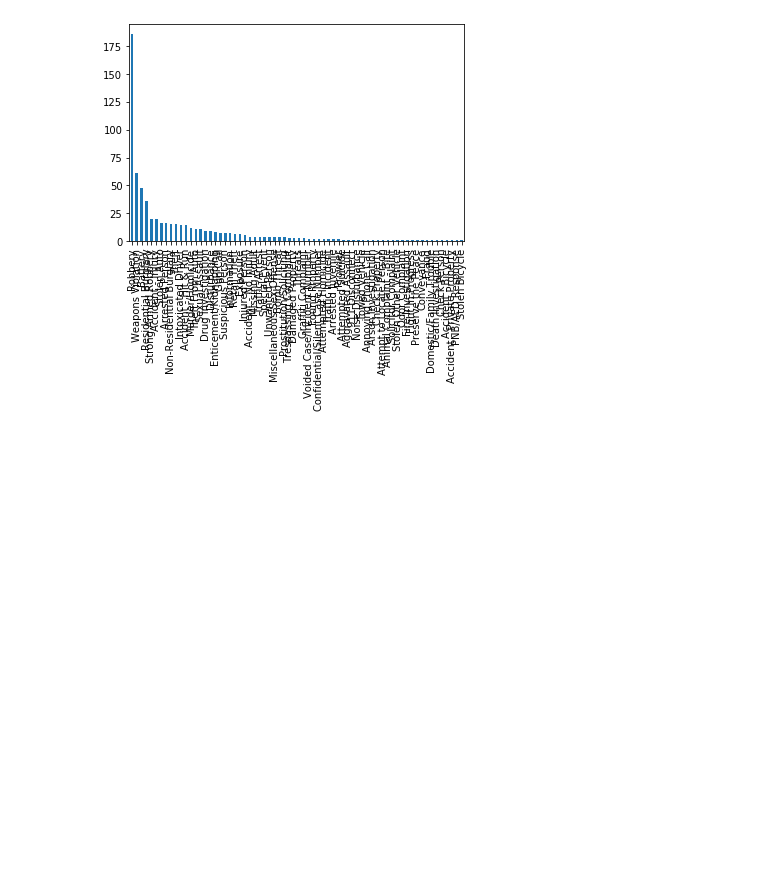
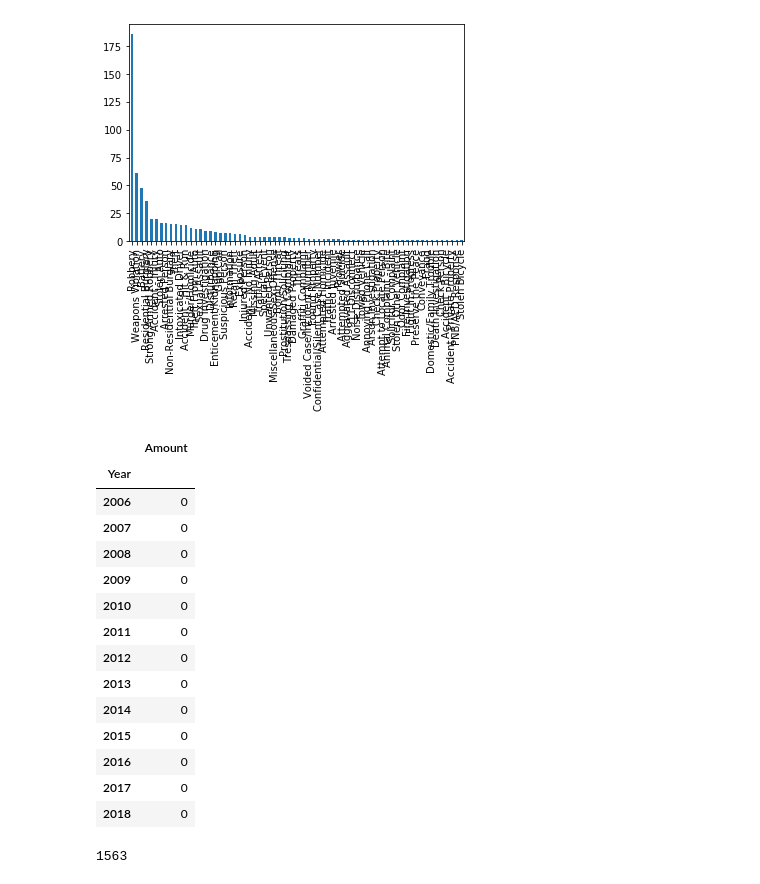
Before and after one commit to LeonTan828/Madcity_Proj, a Jupyter notebook: Incident charts by year.ipynb, the cells around one changed output. Cells and saved outputs as stored; diff of their text form; code cells hidden in the pictures; blank space fills up the shorter version.

```diff
--- a/Incident charts by year.ipynb
+++ b/Incident charts by year.ipynb
@@ -340,3 +340,61 @@ ax2008
 # %% [output]
 <matplotlib.axes._subplots.AxesSubplot at 0x...>
 [figure]
+# %%
+# Calculate amount of weapon violation
+
+data = [['2006', 0], ['2007', 0], ['2008', 0], ['2009', 0], ['2010', 0],
+        ['2011', 0], ['2012', 0], ['2013', 0], ['2014', 0], ['2015', 0], ['2016', 0], ['2017', 0], ['2018', 0]]
+amofWeapV = pandas.DataFrame(data, columns = ['Year', 'Amount'])
+amofWeapV.set_index('Year', inplace = True)
+amofWeapV
+# %% [output]
+|  | Amount |
+| Year |  |
+| 2006 | 0 |
+| 2007 | 0 |
+| 2008 | 0 |
+| 2009 | 0 |
+| 2010 | 0 |
+| 2011 | 0 |
+| 2012 | 0 |
+| 2013 | 0 |
+| 2014 | 0 |
+| 2015 | 0 |
+| 2016 | 0 |
+| 2017 | 0 |
+| 2018 | 0 |
+# %%
+for i, row in incidentRep.iterrows():
+    newstr = row["IncidentDate"][:4]
+    currInc = row['IncidentType']
+
+    if currInc == "Weapons Violation":
+        if newstr == "2006":
+            amofWeapV.loc['2006', 'Amount'] = amofWeapV.loc['2006', 'Amount'] + 1
+        elif newstr == "2007":
+            amofWeapV.loc['2007', 'Amount'] = amofWeapV.loc['2007', 'Amount'] + 1
+        elif newstr == "2008":
+            amofWeapV.loc['2008', 'Amount'] = amofWeapV.loc['2008', 'Amount'] + 1
+        elif newstr == "2009":
+            amofWeapV.loc['2009', 'Amount'] = amofWeapV.loc['2009', 'Amount'] + 1
+        elif newstr == "2010":
+            amofWeapV.loc['2010', 'Amount'] = amofWeapV.loc['2010', 'Amount'] + 1
+        elif newstr == "2011":
+            amofWeapV.loc['2011', 'Amount'] = amofWeapV.loc['2011', 'Amount'] + 1
+        elif newstr == "2012":
+            amofWeapV.loc['2012', 'Amount'] = amofWeapV.loc['2012', 'Amount'] + 1
+        elif newstr == "2013":
+            amofWeapV.loc['2013', 'Amount'] = amofWeapV.loc['2013', 'Amount'] + 1
+        elif newstr == "2014":
+            amofWeapV.loc['2014', 'Amount'] = amofWeapV.loc['2014', 'Amount'] + 1
+        elif newstr == "2015":
+            amofWeapV.loc['2015', 'Amount'] = amofWeapV.loc['2015', 'Amount'] + 1
+        elif newstr == "2016":
+            amofWeapV.loc['2016', 'Amount'] = amofWeapV.loc['2016', 'Amount'] + 1
+        elif newstr == "2017":
+            amofWeapV.loc['2017', 'Amount'] = amofWeapV.loc['2017', 'Amount'] + 1
+        elif newstr == "2018":
+            amofWeapV.loc['2018', 'Amount'] = amofWeapV.loc['2018', 'Amount'] + 1
+# %% [output]
+1563
```
Also changed, not shown: parts of 6 cells of this notebook, 4 other files.
